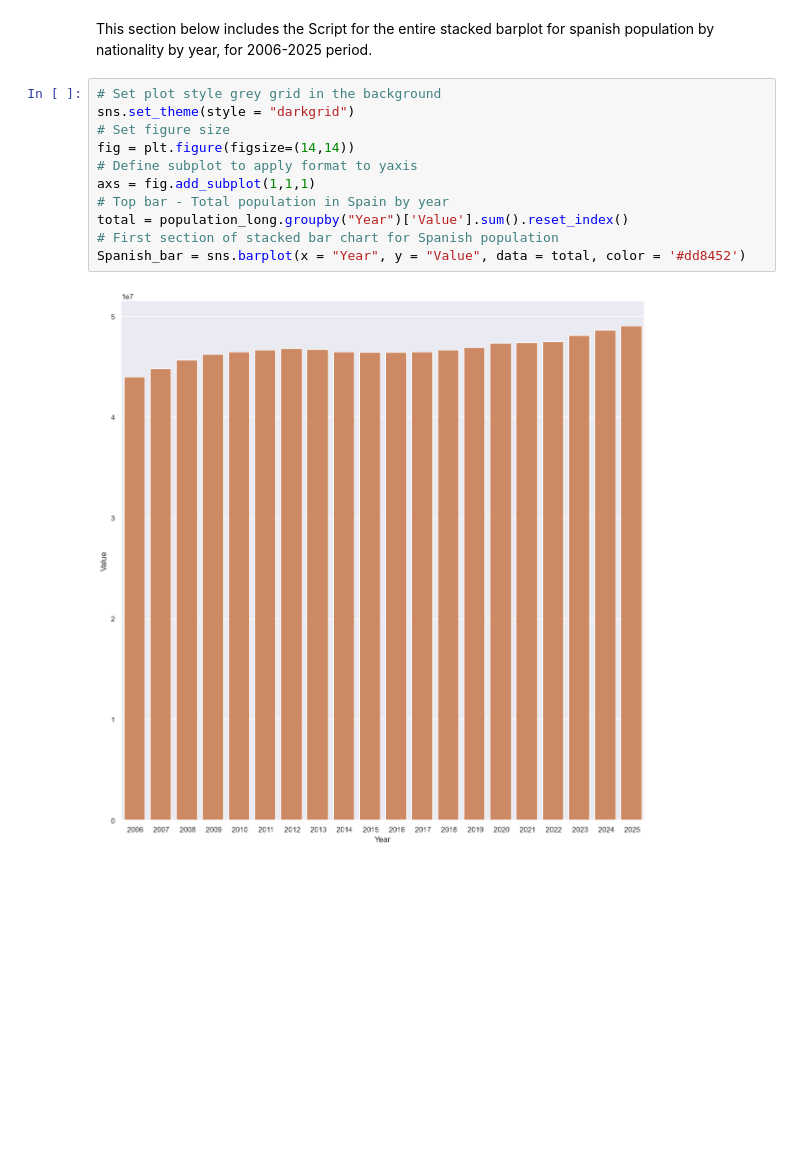
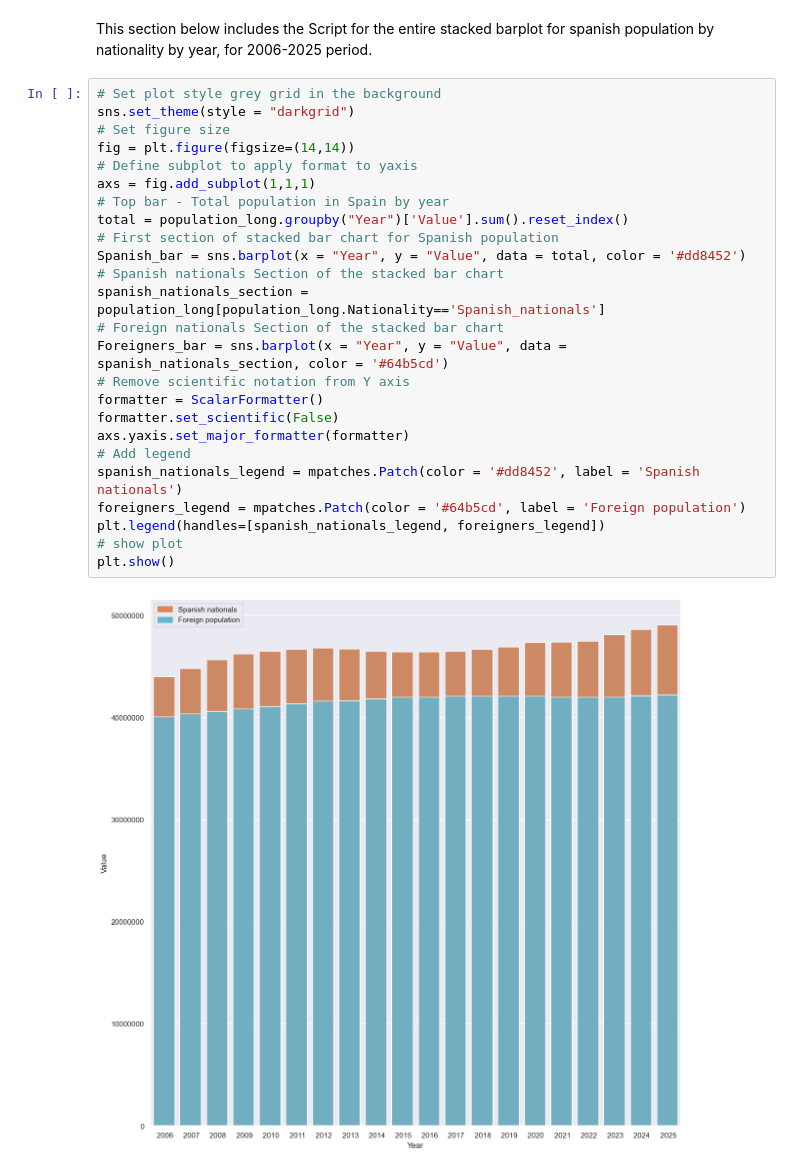
Before and after one commit to Pablo-source/ML-using-Python, a Jupyter notebook: Seaborn_gallery/02_percent_barplot_population_nationality_win_os.ipynb, the cells around one changed output. Drawn from its saved outputs; the diff is of its cells as text; blank space fills up the shorter version.

Commit message:
stacked_bar_chart_by_population_legend_wip

```diff
--- a/Seaborn_gallery/02_percent_barplot_population_nationality_win_os.ipynb
+++ b/Seaborn_gallery/02_percent_barplot_population_nationality_win_os.ipynb
@@ -488,13 +488,27 @@ This section below includes the Script for the entire stacked barplot for spanis
 # %%
 # Set plot style grey grid in the background
 sns.set_theme(style = "darkgrid")
 # Set figure size
 fig = plt.figure(figsize=(14,14))
 # Define subplot to apply format to yaxis
 axs = fig.add_subplot(1,1,1)
 # Top bar - Total population in Spain by year
 total = population_long.groupby("Year")['Value'].sum().reset_index()
 # First section of stacked bar chart for Spanish population
 Spanish_bar = sns.barplot(x = "Year", y = "Value", data = total, color = '#dd8452')
+# Spanish nationals Section of the stacked bar chart
+spanish_nationals_section = population_long[population_long.Nationality=='Spanish_nationals']
+# Foreign nationals Section of the stacked bar chart
+Foreigners_bar = sns.barplot(x = "Year", y = "Value", data = spanish_nationals_section, color = '#64b5cd')
+# Remove scientific notation from Y axis
+formatter = ScalarFormatter()
+formatter.set_scientific(False)
+axs.yaxis.set_major_formatter(formatter)
+# Add legend
+spanish_nationals_legend = mpatches.Patch(color = '#dd8452', label = 'Spanish nationals')
+foreigners_legend = mpatches.Patch(color = '#64b5cd', label = 'Foreign population')
+plt.legend(handles=[spanish_nationals_legend, foreigners_legend])
+# show plot
+plt.show()
 # %% [output]
-[figure, old version]
+[figure, new version]
```
